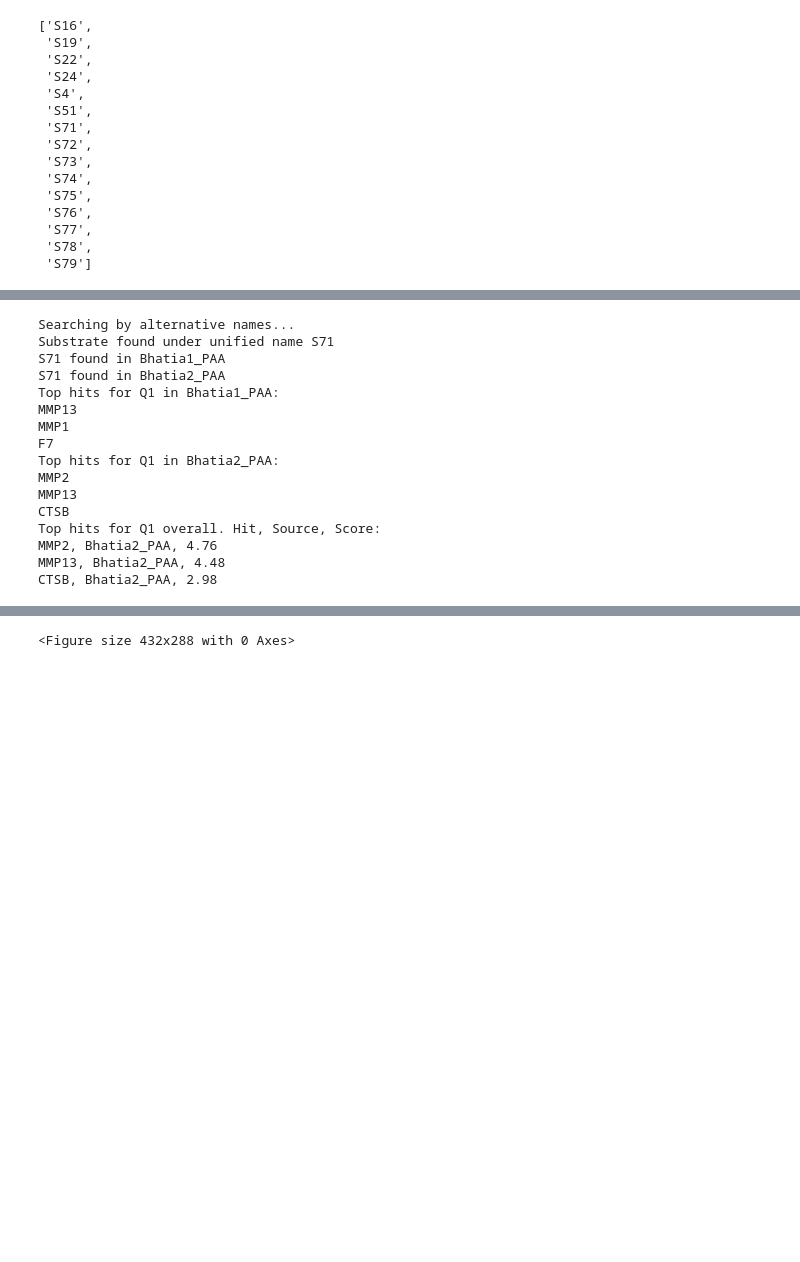
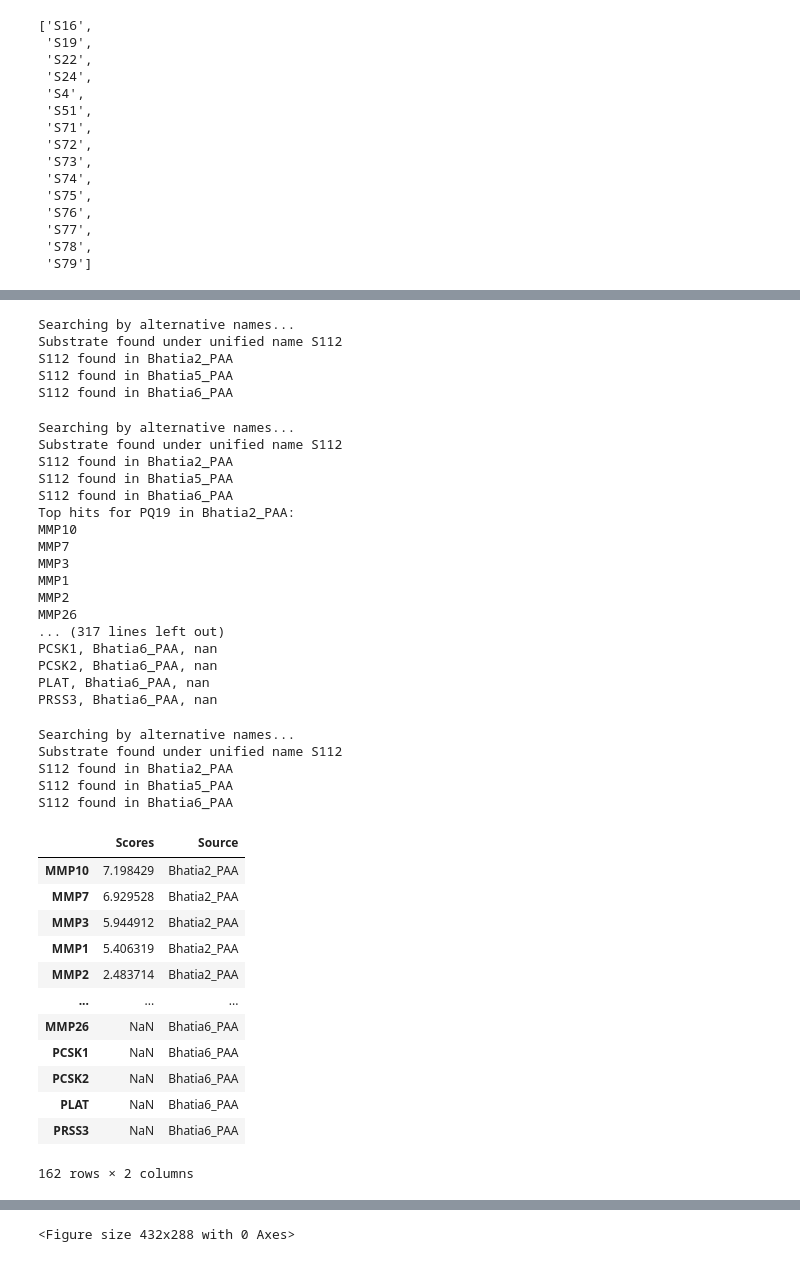
Before and after one commit to avaamini/protease_activity_analysis, a Jupyter notebook: SubstrateDatabase Tutorial.ipynb, the cells around one changed output, grey strips where cells are left out. Cells and saved outputs as stored; diff of their text form; code cells hidden in the pictures; blank space fills up the shorter version.

```diff
--- a/SubstrateDatabase Tutorial.ipynb
+++ b/SubstrateDatabase Tutorial.ipynb
@@ -173,20 +209,32 @@ S78, Bhatia1_PAA, 2.47
+# %%
+# Query the specificity of a substrate of interest across all screens in the database.e.g. MMP13
+screen_out_dir = 'data/screens/PAA/test_outputs'
+data.query_specificity(screen_out_dir, protease=None, substrate='PQ19', threshold=3)
+# paa.vis.specificity_analysis(data.get_screen_data('Bhatia3_PAA'), screen_out_dir, threshold=2)
+# %% [output]
+Searching by alternative names...
+Substrate found under unified name S112
+S112 found in Bhatia2_PAA
+S112 found in Bhatia5_PAA
+S112 found in Bhatia6_PAA
 # %%
 # Get top hits for protease that most efficiently cleave peptide of interest
-Q1_individual, Q1_overall = data.get_top_hits('Q1', 'substrate', top_k=3, out_dir=None, z_threshold=None)
+Q1_individual, Q1_overall = data.get_top_hits('PQ19', 'substrate', out_dir=None, z_threshold=None, top_k=None)
 # %% [output]
 Searching by alternative names...
-Substrate found under unified name S71
-S71 found in Bhatia1_PAA
-S71 found in Bhatia2_PAA
-Top hits for Q1 in Bhatia1_PAA:
-MMP13
+Substrate found under unified name S112
+S112 found in Bhatia2_PAA
+S112 found in Bhatia5_PAA
+S112 found in Bhatia6_PAA
+Top hits for PQ19 in Bhatia2_PAA:
+MMP10
+MMP7
+MMP3
 MMP1
-F7
-Top hits for Q1 in Bhatia2_PAA:
 MMP2
-MMP13
-CTSB
-Top hits for Q1 overall. Hit, Source, Score:
-MMP2, Bhatia2_PAA, 4.76
-MMP13, Bhatia2_PAA, 4.48
-CTSB, Bhatia2_PAA, 2.98
+MMP26
+... (317 lines left out)
+PCSK1, Bhatia6_PAA, nan
+PCSK2, Bhatia6_PAA, nan
+PLAT, Bhatia6_PAA, nan
+PRSS3, Bhatia6_PAA, nan
@@ -194,0 +241,24 @@ CTSB, Bhatia2_PAA, 2.98
+# %%
+pq19 = data.search_substrate(substrate='PQ19', out_dir='outputs/S112', z_threshold=None, return_sub=False)
+# %% [output]
+Searching by alternative names...
+Substrate found under unified name S112
+S112 found in Bhatia2_PAA
+S112 found in Bhatia5_PAA
+S112 found in Bhatia6_PAA
+# %%
+Q1_individual.to_csv('outputs/S112/S112_cleavage')
+# %% [output]
+|  | Scores | Source |
+| MMP10 | 7.198429 | Bhatia2_PAA |
+| MMP7 | 6.929528 | Bhatia2_PAA |
+| MMP3 | 5.944912 | Bhatia2_PAA |
+| MMP1 | 5.406319 | Bhatia2_PAA |
+| MMP2 | 2.483714 | Bhatia2_PAA |
+| ... | ... | ... |
+| MMP26 | NaN | Bhatia6_PAA |
+| PCSK1 | NaN | Bhatia6_PAA |
+| PCSK2 | NaN | Bhatia6_PAA |
+| PLAT | NaN | Bhatia6_PAA |
+| PRSS3 | NaN | Bhatia6_PAA |
+162 rows × 2 columns
```
Also changed, not shown: parts of 19 cells of this notebook, 1 other file.
